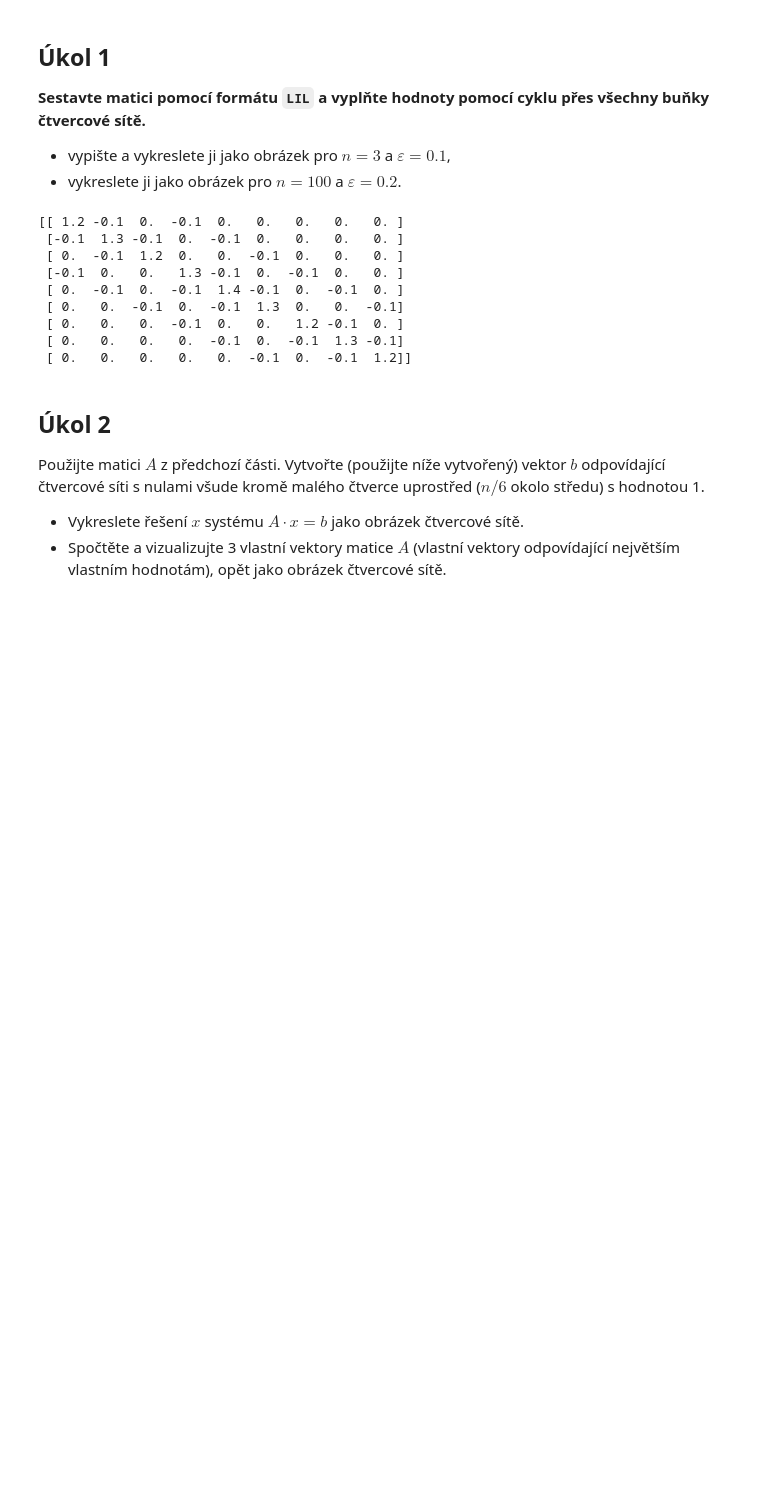
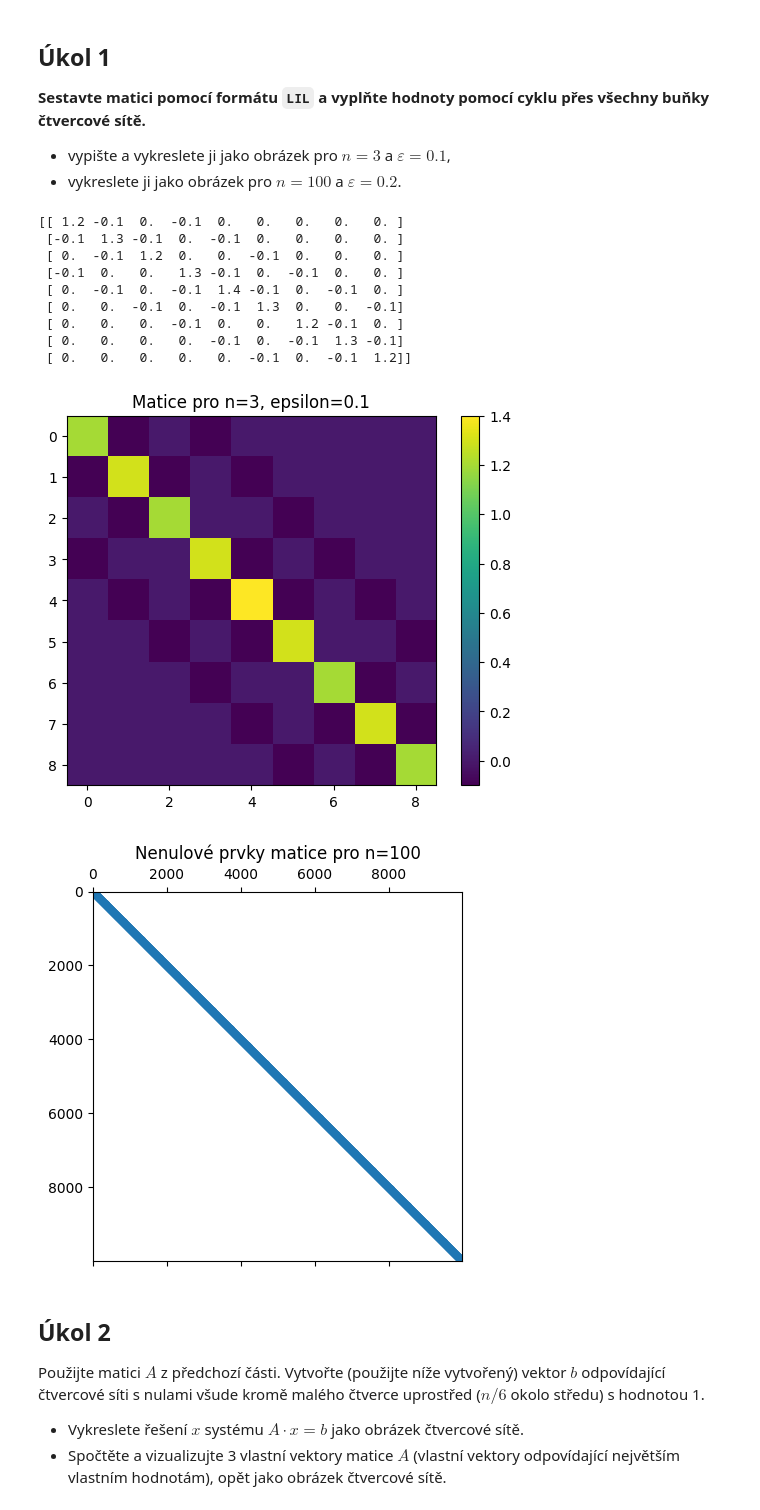
Before and after one commit to marek1319/vvp-DU, a Jupyter notebook: DU5.ipynb, the cells around one changed output. Saved outputs shown, nothing was run; the diff lists cells and outputs as text; code cells hidden in the pictures; blank space fills up the shorter version.

```diff
--- a/DU5.ipynb
+++ b/DU5.ipynb
@@ -55,6 +55,7 @@ Pro $n=3$ a $\varepsilon = 0.1$ by matice (v plné formě) měla vypadat násled
 # %%
 import scipy.sparse as sparse
 import numpy as np
+import matplotlib.pyplot as plt
 
 def A_assembly(n=3, epsilon=1e-1):
     A = sparse.lil_matrix((n*n, n*n))
@@ -78,33 +79,45 @@ def A_assembly(n=3, epsilon=1e-1):
             if i > 0:
                 soused_nahore = (i - 1) * n + j
                 A[aktualni_bunka, soused_nahore] = -epsilon
 
             if i < n - 1:
                 soused_dole = (i + 1) * n + j
                 A[aktualni_bunka, soused_dole] = -epsilon
 
             if j > 0:
                 soused_vlevo = i * n + (j - 1)
                 A[aktualni_bunka, soused_vlevo] = -epsilon
 
             if j < n - 1:
                 soused_vpravo = i * n + (j + 1)
                 A[aktualni_bunka, soused_vpravo] = -epsilon
 
     return A
 
 A = A_assembly(3, 1e-1)
 print(A.todense())
+
+plt.imshow(A.todense())
+plt.colorbar()
+plt.title("Matice pro n=3, epsilon=0.1")
+plt.show()
+
+A_100 = A_assembly(100, 0.2)
+plt.spy(A_100, markersize=0.5)
+plt.title("Nenulové prvky matice pro n=100")
+plt.show()
 # %% [output]
 [[ 1.2 -0.1  0.  -0.1  0.   0.   0.   0.   0. ]
  [-0.1  1.3 -0.1  0.  -0.1  0.   0.   0.   0. ]
  [ 0.  -0.1  1.2  0.   0.  -0.1  0.   0.   0. ]
  [-0.1  0.   0.   1.3 -0.1  0.  -0.1  0.   0. ]
  [ 0.  -0.1  0.  -0.1  1.4 -0.1  0.  -0.1  0. ]
  [ 0.   0.  -0.1  0.  -0.1  1.3  0.   0.  -0.1]
  [ 0.   0.   0.  -0.1  0.   0.   1.2 -0.1  0. ]
  [ 0.   0.   0.   0.  -0.1  0.  -0.1  1.3 -0.1]
  [ 0.   0.   0.   0.   0.  -0.1  0.  -0.1  1.2]]
+[figure, added]
+[figure, added]
 # %% [markdown]
 ## Úkol 2
 
```
Also changed, not shown: parts of 1 cell of this notebook.
